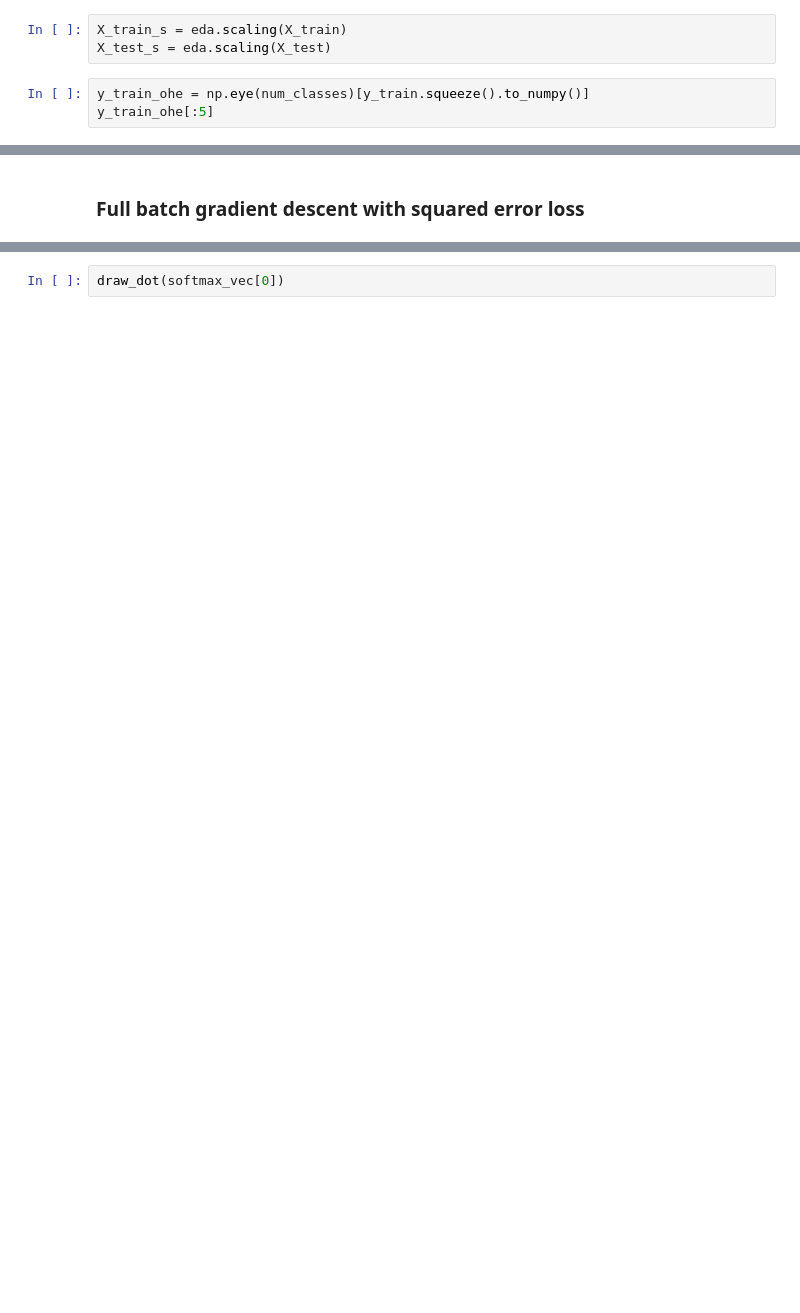
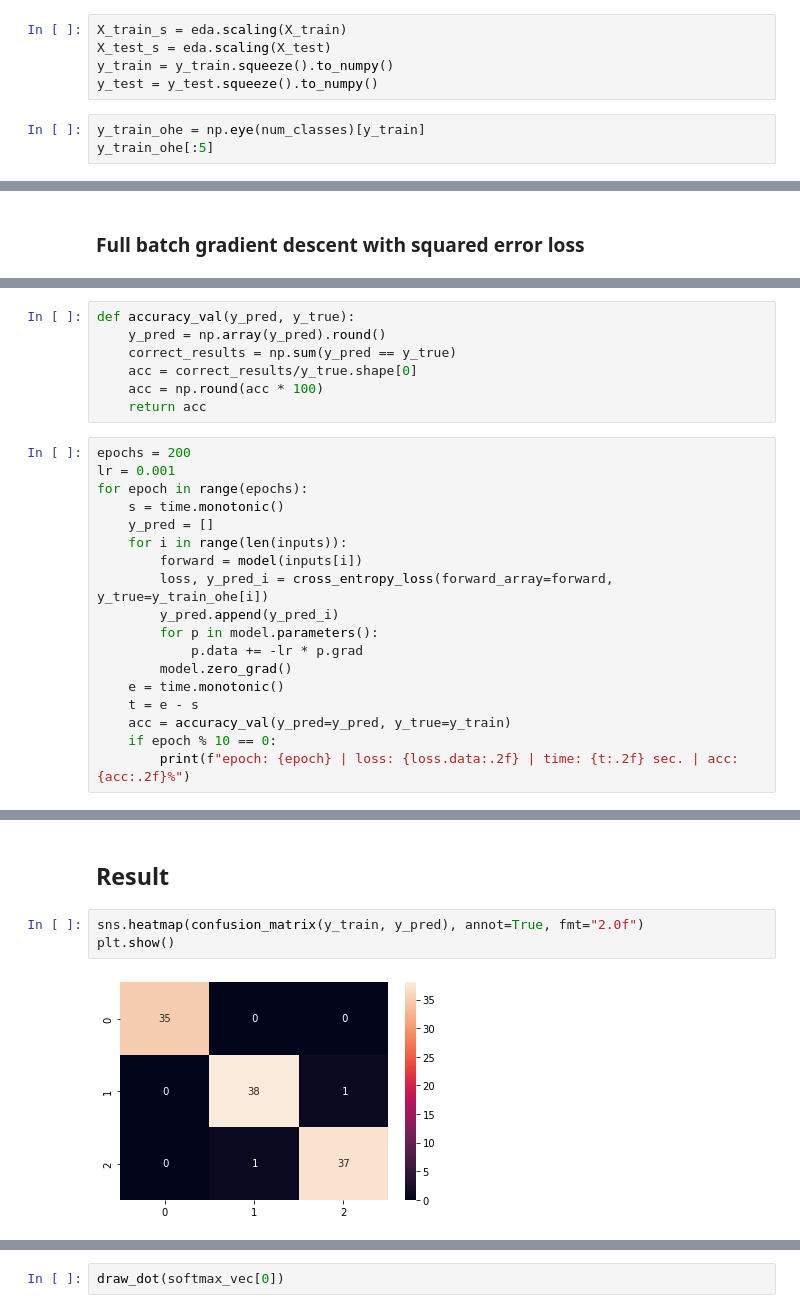
Before and after one commit to marcosalvalaggio/kiwigrad, a Jupyter notebook: examples/multilabel_classification.ipynb, the cells around one changed output, grey strips where cells are left out. Drawn from its saved outputs; the diff is of its cells as text; blank space fills up the shorter version.

```diff
--- a/examples/multilabel_classification.ipynb
+++ b/examples/multilabel_classification.ipynb
@@ -57,8 +61,10 @@ print(y_test.shape)
 # %%
 X_train_s = eda.scaling(X_train)
 X_test_s = eda.scaling(X_test)
+y_train = y_train.squeeze().to_numpy()
+y_test = y_test.squeeze().to_numpy()
 # %%
-y_train_ohe = np.eye(num_classes)[y_train.squeeze().to_numpy()]
+y_train_ohe = np.eye(num_classes)[y_train]
 y_train_ohe[:5]
 # %% [output]
 array([[1., 0., 0.],
@@ -143,0 +119,25 @@ epoch: 190 | loss: 2.76 | time: 0.05 sec.
+# %%
+def accuracy_val(y_pred, y_true):
+    y_pred = np.array(y_pred).round()
+    correct_results = np.sum(y_pred == y_true)
+    acc = correct_results/y_true.shape[0]
+    acc = np.round(acc * 100)
+    return acc
+# %%
+epochs = 200
+lr = 0.001
+for epoch in range(epochs):
+    s = time.monotonic()
+    y_pred = []
+    for i in range(len(inputs)):
+        forward = model(inputs[i])
+        loss, y_pred_i = cross_entropy_loss(forward_array=forward, y_true=y_train_ohe[i])
+        y_pred.append(y_pred_i)
+        for p in model.parameters():
+            p.data += -lr * p.grad
+        model.zero_grad()
+    e = time.monotonic()
+    t = e - s
+    acc = accuracy_val(y_pred=y_pred, y_true=y_train)
+    if epoch % 10 == 0:
+        print(f"epoch: {epoch} | loss: {loss.data:.2f} | time: {t:.2f} sec. | acc: {acc:.2f}%")
@@ -144 +165,8 @@ epoch: 190 | loss: 2.76 | time: 0.05 sec.
+# %% [markdown]
+## Result
+# %%
+sns.heatmap(confusion_matrix(y_train, y_pred), annot=True, fmt="2.0f")
+plt.show()
+# %% [output]
+[figure, added]
 # %%
```
Also changed, not shown: parts of 5 cells of this notebook.
